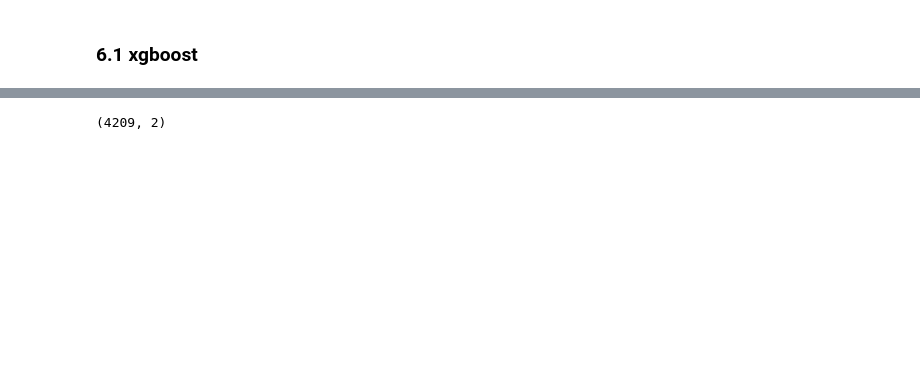
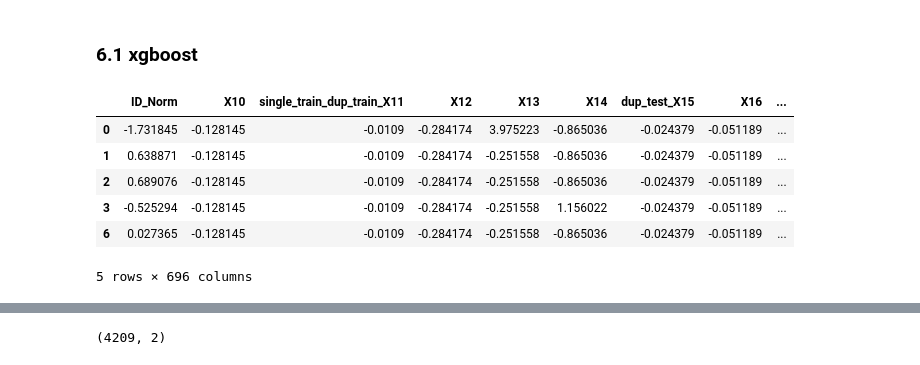
Before and after one commit to jonimatix/Mercedes_Benz_Greener_Manufacturing, a Jupyter notebook: python/6_model_xgb.ipynb, the cells around one changed output, grey strips where cells are left out. Cells and saved outputs as stored; diff of their text form; code cells hidden in the pictures; blank space fills up the shorter version.

```diff
--- a/python/6_model_xgb.ipynb
+++ b/python/6_model_xgb.ipynb
@@ -61,6 +61,16 @@ params_xgb = {
 # xgbDmatrix
 dtrain = xgb.DMatrix(X_train_all, y_train_all)
 dtest = xgb.DMatrix(X_test)
+# %%
+X_train_all.head()
+# %% [output]
+|  | ID_Norm | X10 | single_train_dup_train_X11 | X12 | X13 | X14 | dup_test_X15 | X16 | ... |
+| 0 | -1.731845 | -0.128145 | -0.0109 | -0.284174 | 3.975223 | -0.865036 | -0.024379 | -0.051189 | ... |
+| 1 | 0.638871 | -0.128145 | -0.0109 | -0.284174 | -0.251558 | -0.865036 | -0.024379 | -0.051189 | ... |
+| 2 | 0.689076 | -0.128145 | -0.0109 | -0.284174 | -0.251558 | -0.865036 | -0.024379 | -0.051189 | ... |
+| 3 | -0.525294 | -0.128145 | -0.0109 | -0.284174 | -0.251558 | 1.156022 | -0.024379 | -0.051189 | ... |
+| 6 | 0.027365 | -0.128145 | -0.0109 | -0.284174 | -0.251558 | -0.865036 | -0.024379 | -0.051189 | ... |
+5 rows × 696 columns
 # %%
 # cv
 cv_xgb = xgb.cv(params_xgb, dtrain
```
Also changed, not shown: parts of 10 cells of this notebook, 2 other files.
